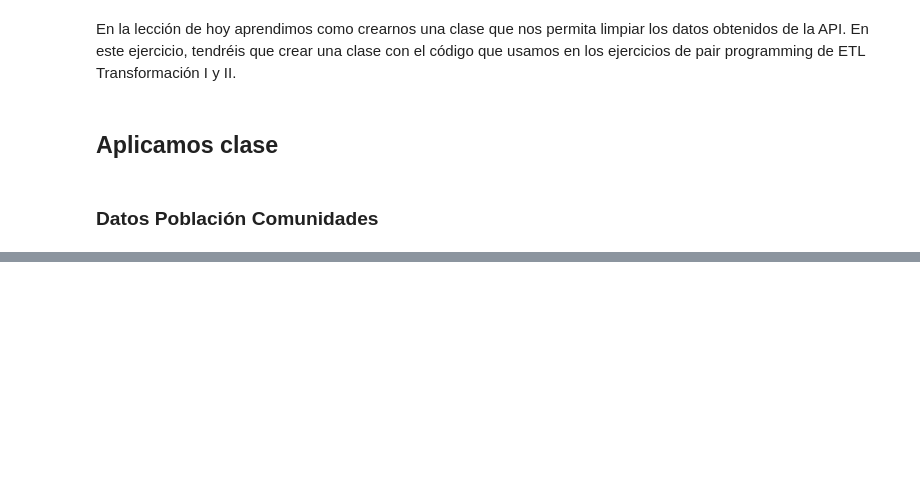
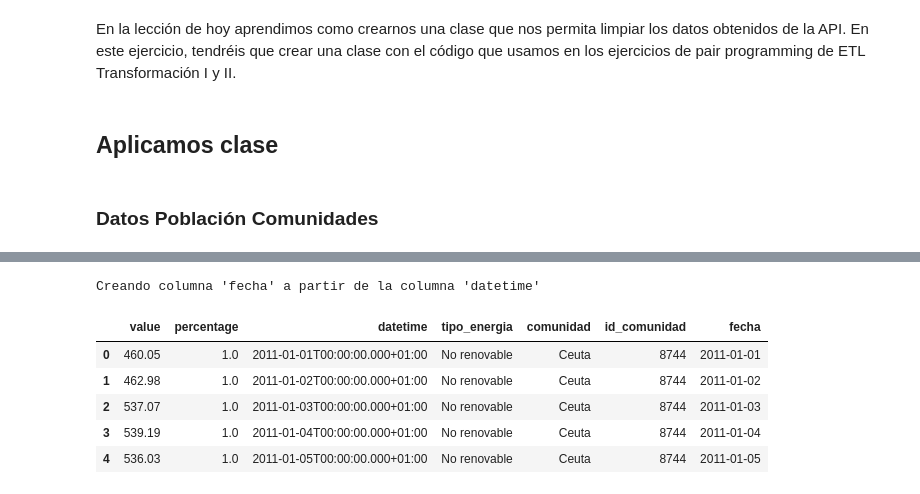
Before and after one commit to anane3373/promoE_modulo2_sprint2_pairprogramming_AnaGuardiayAndreaCabrera, a Jupyter notebook: ETL_pair/ETL3_pair_24_08.ipynb, the cells around one changed output, grey strips where cells are left out. Cells and saved outputs as stored; diff of their text form; code cells hidden in the pictures; blank space fills up the shorter version.

Commit message:
pair 3

```diff
--- a/ETL_pair/ETL3_pair_24_08.ipynb
+++ b/ETL_pair/ETL3_pair_24_08.ipynb
@@ -145,4 +299,4 @@ clase_pair3_poblacion_ccaa.save_to_pickle(df_pair3_poblacion_ccaa, "pairETL3_pob
 # %%
-datos_energia = DatosEnergia(2011,2011)
-datos_energia.info_energia_ccaa()
+clase_pair3_energia_ccaa = EnergiaPoblacion(2011,2011)
+df_pair3_energia_ccaa = clase_pair3_energia_ccaa.info_energia_ccaa()
 # %% [output]
@@ -161,0 +336,11 @@ datos_energia.info_energia_ccaa()
+# %%
+clase_pair3_energia_ccaa.create_datetime_col(df_pair3_energia_ccaa, "datetime", "fecha")
+df_pair3_energia_ccaa.head()
+# %% [output]
+Creando columna 'fecha' a partir de la columna 'datetime'
+|  | value | percentage | datetime | tipo_energia | comunidad | id_comunidad | fecha |
+| 0 | 460.05 | 1.0 | 2011-01-01T00:00:00.000+01:00 | No renovable | Ceuta | 8744 | 2011-01-01 |
+| 1 | 462.98 | 1.0 | 2011-01-02T00:00:00.000+01:00 | No renovable | Ceuta | 8744 | 2011-01-02 |
+| 2 | 537.07 | 1.0 | 2011-01-03T00:00:00.000+01:00 | No renovable | Ceuta | 8744 | 2011-01-03 |
+| 3 | 539.19 | 1.0 | 2011-01-04T00:00:00.000+01:00 | No renovable | Ceuta | 8744 | 2011-01-04 |
+| 4 | 536.03 | 1.0 | 2011-01-05T00:00:00.000+01:00 | No renovable | Ceuta | 8744 | 2011-01-05 |
```
Also changed, not shown: parts of 15 cells of this notebook, 10 other files.
